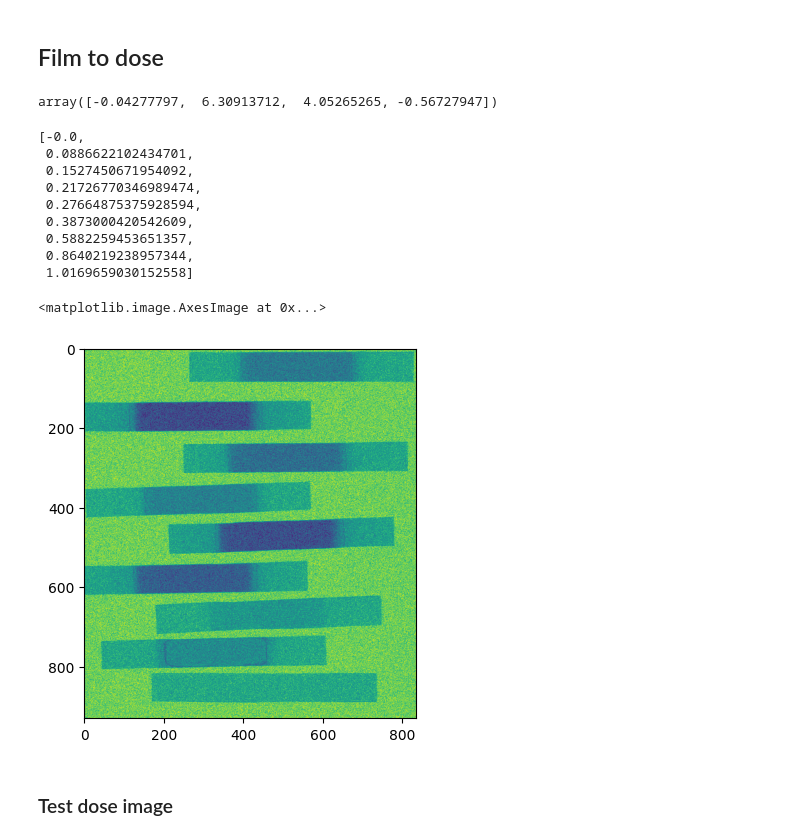
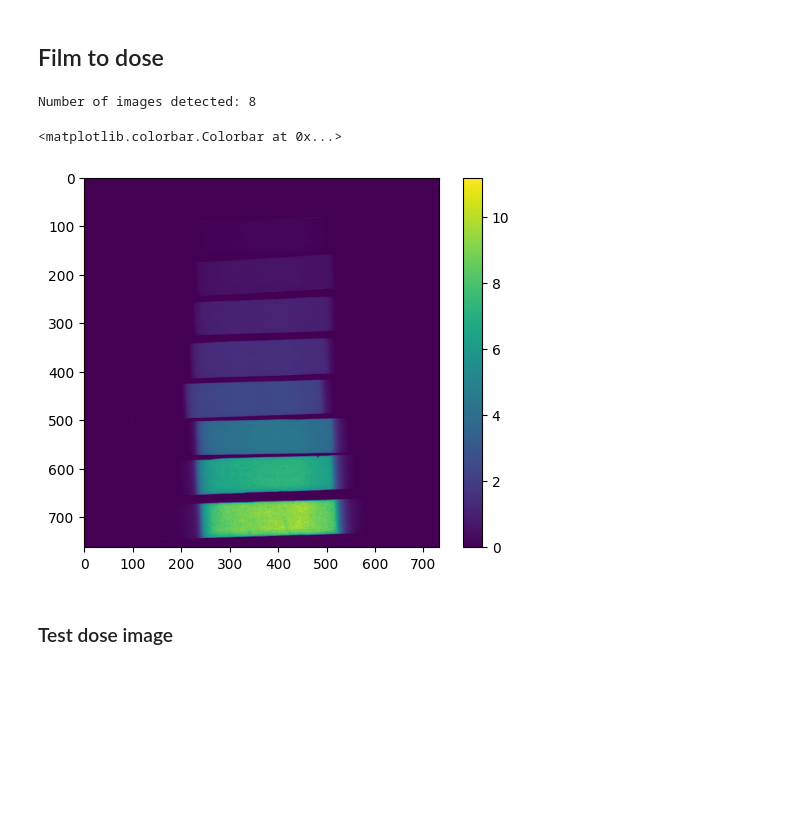
Before and after one commit to LuisOlivaresJ/Dosepy, a Jupyter notebook: src/Dosepy/tools/film_to_dose.ipynb, the cells around one changed output. Drawn from its saved outputs; the diff is of its cells as text; code cells hidden in the pictures; blank space fills up the shorter version.

Commit message:
To_dose_completed

```diff
--- a/src/Dosepy/tools/film_to_dose.ipynb
+++ b/src/Dosepy/tools/film_to_dose.ipynb
@@ -5,16 +5,17 @@ from image import load
 from pathlib import Path
 
 # Office PC
-#file_path = Path("/home/luis/Documents/GitHub/Dosepy/src/Dosepy/data") / "PRUEBA_LUIS.tif"
+file_path = Path("/home/luis/Documents/GitHub/Dosepy/src/Dosepy/data") / "PRUEBA_LUIS.tif"
 
 # Personal laptop
-file_path = Path("/home/luis/Dosepy/src/Dosepy/data") / "PRUEBA_LUIS.tif"
+#file_path = Path("/home/luis/Dosepy/src/Dosepy/data") / "PRUEBA_LUIS.tif"
 
 cal_image = load(file_path, for_calib = True)
 # %% [markdown]
 ### Get calibration
 # %%
-cal = cal_image.get_calibration(doses = [0, 0.5, 1,1.5, 2, 3, 5, 8, 10], channel = "G", field_in_film = True)
+imparted_doses = [0, 0.5, 1,1.5, 2, 3, 5, 8, 10]
+cal = cal_image.get_calibration(doses = imparted_doses, channel = "G", field_in_film = True)
 cal.plot(color = 'green')
 # %% [output]
 Number of images detected: 9
@@ -22,35 +23,31 @@ Number of images detected: 9
 <Axes: xlabel='Optical density', ylabel='Dose'>
 # %% [markdown]
 ## Film to dose
-# %%
-cal.popt # Coeficients used by the fit function.
-# %% [output]
-array([-0.04277797,  6.30913712,  4.05265265, -0.56727947])
-# %%
-cal.optical_density
-# %% [output]
-[-0.0,
- 0.0886622102434701,
- 0.1527450671954092,
- 0.21726770346989474,
- 0.27664875375928594,
- 0.3873000420542609,
- 0.5882259453651357,
- 0.8640219238957344,
- 1.0169659030152558]
-# %%
-from calibration import polynomial_g3
-import matplotlib.pyplot as plt
-#from matplotlib.pyplot import fig
-import numpy as np
-
-from skimage.filters.rank import mean_percentile, mean
-from skimage.morphology import disk
-
-d = polynomial_g3(cal_image.array[:,:,1], *cal.popt)
-plt.imshow(d)
-# %% [output]
-<matplotlib.image.AxesImage at 0x...>
-[figure, removed]
+# %%
+# Laptop
+#test_image_path = Path("/home/luis/Descargas") / "POS 11 SIN CARTULINA.tif"
+
+# PC office
+test_image_path = Path("/home/luis/Downloads") / "POS 11 SIN CARTULINA.tif"
+test_image = load(test_image_path)
+# %%
+dose_img = test_image.to_dose(cal)
+
+
+import matplotlib.pyplot as plt
+fig, ax = plt.subplots(ncols=1)
+
+# plot and save the
+# color "mappable" object returned by ax1.imshow
+pos = ax.imshow(dose_img)
+
+# add the colorbar using the figure's method,
+# telling which mappable we're talking about and
+# which axes object it should be near
+fig.colorbar(pos, ax=ax)
+# %% [output]
+Number of images detected: 8
+<matplotlib.colorbar.Colorbar at 0x...>
+[figure, added]
 # %% [markdown]
 ### Test dose image
```
Also changed, not shown: parts of 22 cells of this notebook, 2 other files.
